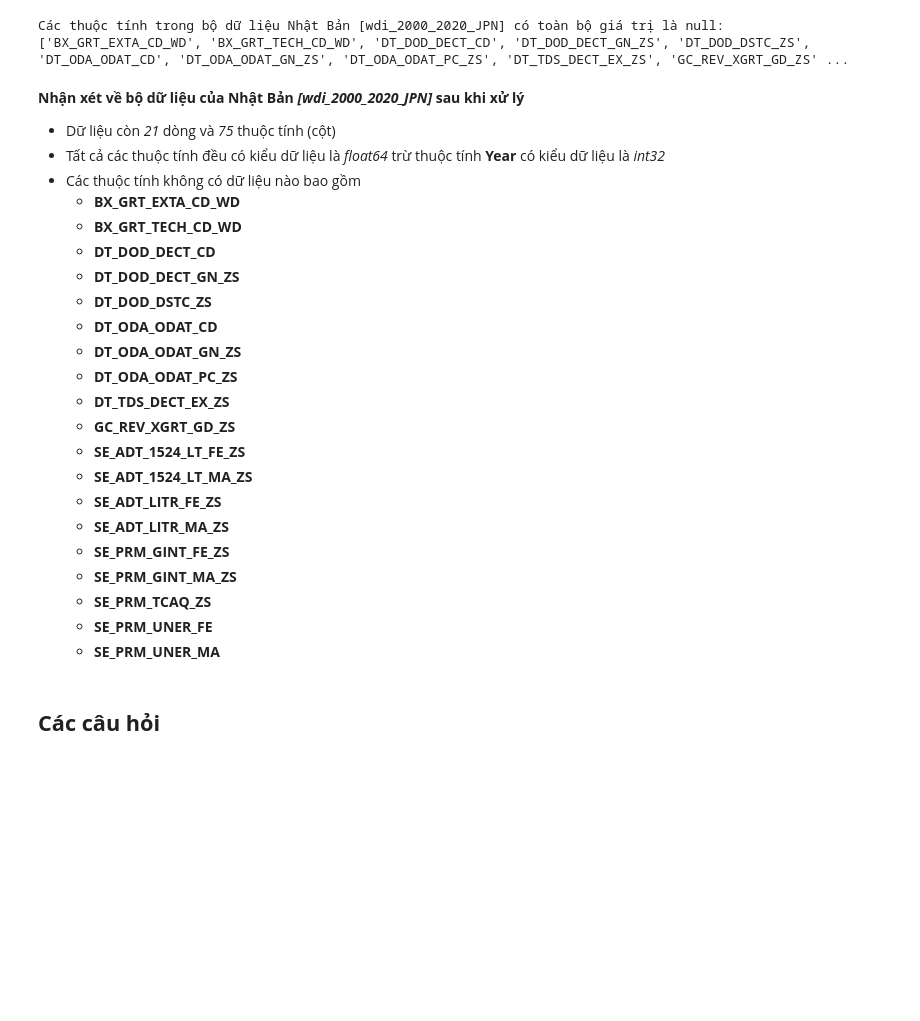
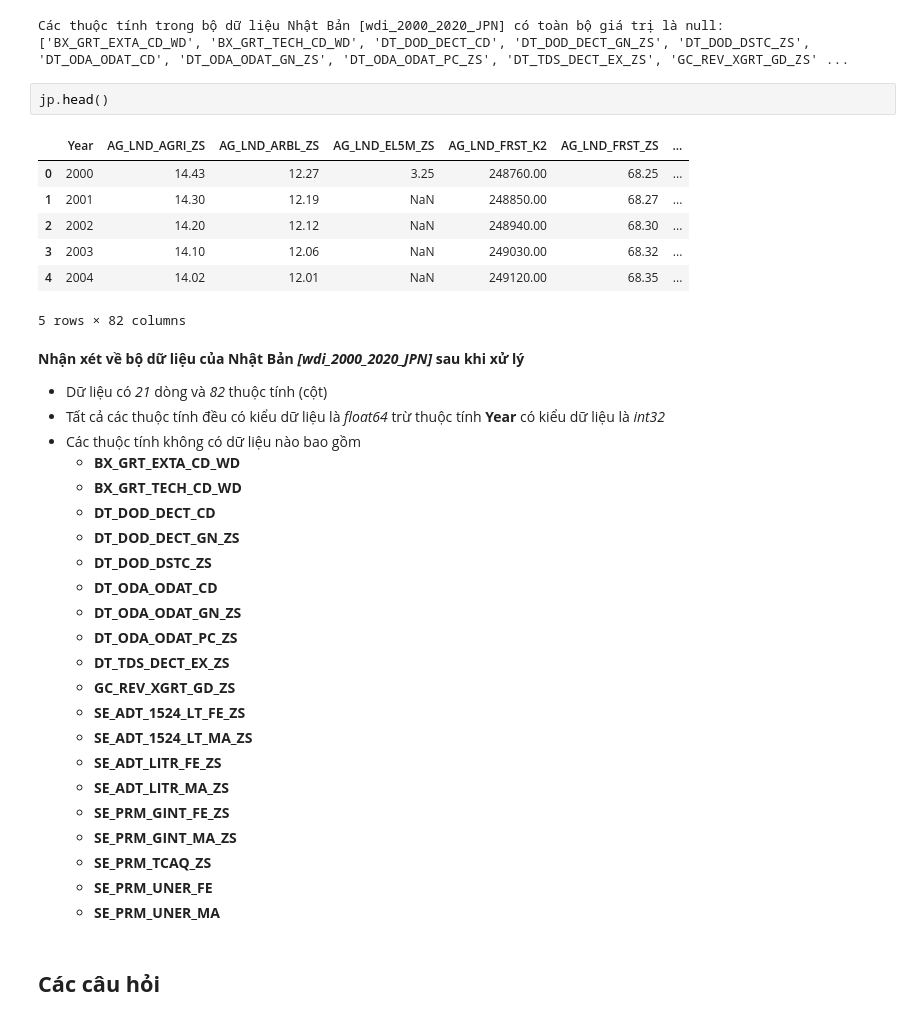
Before and after one commit to 0Nguyen0Cong0Tuan0/Data-Visualization, a Jupyter notebook: Lab2/main.ipynb, the cells around one changed output. Cells and saved outputs as stored; diff of their text form; blank space fills up the shorter version.

```diff
--- a/Lab2/main.ipynb
+++ b/Lab2/main.ipynb
@@ -464,9 +564,19 @@ print(jp_null_columns)
 # %% [output]
 Các thuộc tính trong bộ dữ liệu Nhật Bản [wdi_2000_2020_JPN] có toàn bộ giá trị là null:
 ['BX_GRT_EXTA_CD_WD', 'BX_GRT_TECH_CD_WD', 'DT_DOD_DECT_CD', 'DT_DOD_DECT_GN_ZS', 'DT_DOD_DSTC_ZS', 'DT_ODA_ODAT_CD', 'DT_ODA_ODAT_GN_ZS', 'DT_ODA_ODAT_PC_ZS', 'DT_TDS_DECT_EX_ZS', 'GC_REV_XGRT_GD_ZS' ...
+# %%
+jp.head()
+# %% [output]
+|  | Year | AG_LND_AGRI_ZS | AG_LND_ARBL_ZS | AG_LND_EL5M_ZS | AG_LND_FRST_K2 | AG_LND_FRST_ZS | ... |
+| 0 | 2000 | 14.43 | 12.27 | 3.25 | 248760.00 | 68.25 | ... |
+| 1 | 2001 | 14.30 | 12.19 | NaN | 248850.00 | 68.27 | ... |
+| 2 | 2002 | 14.20 | 12.12 | NaN | 248940.00 | 68.30 | ... |
+| 3 | 2003 | 14.10 | 12.06 | NaN | 249030.00 | 68.32 | ... |
+| 4 | 2004 | 14.02 | 12.01 | NaN | 249120.00 | 68.35 | ... |
+5 rows × 82 columns
 # %% [markdown]
 **Nhận xét về bộ dữ liệu của Nhật Bản *[wdi_2000_2020_JPN]* sau khi xử lý**
-- Dữ liệu còn *21* dòng và *75* thuộc tính (cột)
+- Dữ liệu có *21* dòng và *82* thuộc tính (cột)
 - Tất cả các thuộc tính đều có kiểu dữ liệu là *float64* trừ thuộc tính **Year** có kiểu dữ liệu là *int32*
 - Các thuộc tính không có dữ liệu nào bao gồm
     - **BX_GRT_EXTA_CD_WD**
```
Also changed, not shown: parts of 16 cells of this notebook, 3 other files.
